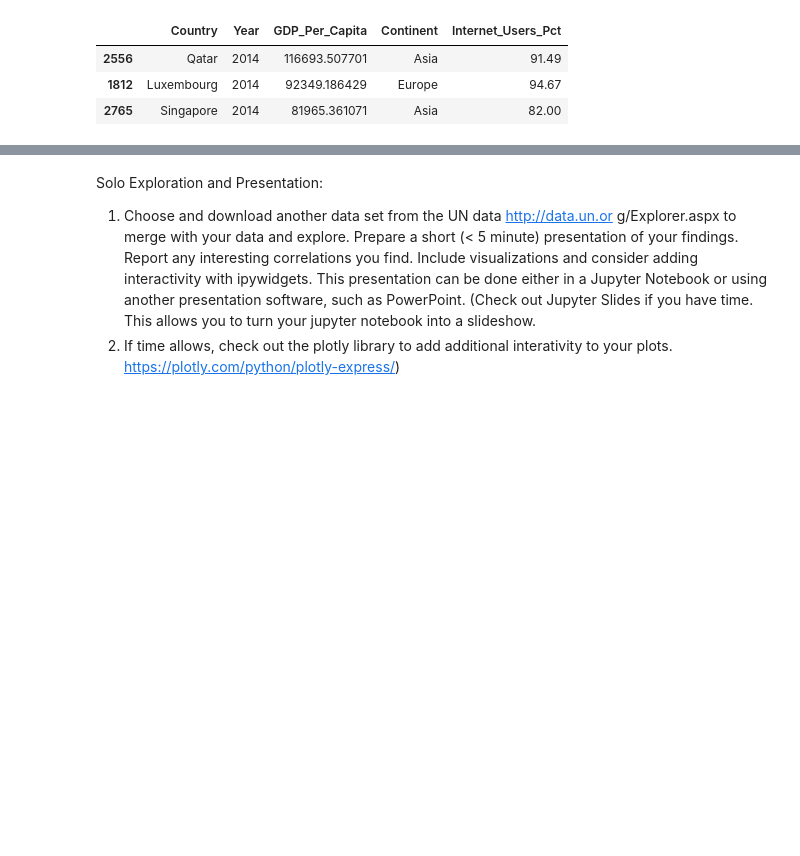
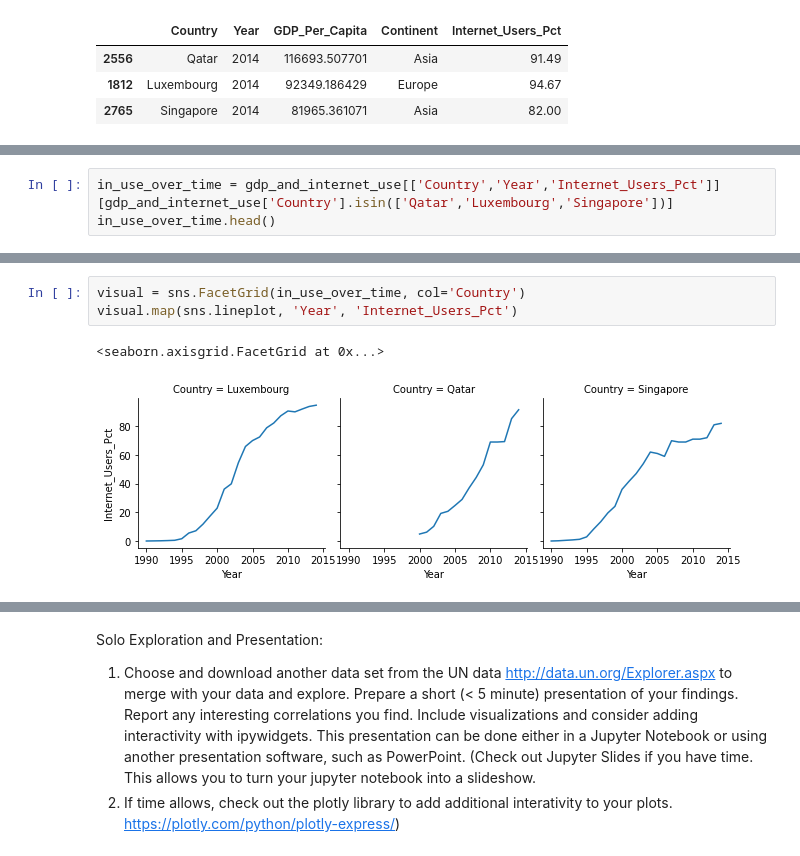
Before and after one commit to nss-data-science-cohort-4/dq1-undata-maggimckenzie, a Jupyter notebook: notebooks/UN_Data_Exploration.ipynb, the cells around one changed output, grey strips where cells are left out. Drawn from its saved outputs; the diff is of its cells as text; blank space fills up the shorter version.

```diff
--- a/notebooks/UN_Data_Exploration.ipynb
+++ b/notebooks/UN_Data_Exploration.ipynb
@@ -893,0 +880,3 @@ year 2014. What is the meaning of this number?
+# %%
+in_use_over_time = gdp_and_internet_use[['Country','Year','Internet_Users_Pct']][gdp_and_internet_use['Country'].isin(['Qatar','Luxembourg','Singapore'])]
+in_use_over_time.head()
@@ -893,0 +890,6 @@ year 2014. What is the meaning of this number?
+# %%
+visual = sns.FacetGrid(in_use_over_time, col='Country')
+visual.map(sns.lineplot, 'Year', 'Internet_Users_Pct')
+# %% [output]
+<seaborn.axisgrid.FacetGrid at 0x...>
+[figure, added]
```
Also changed, not shown: parts of 24 cells of this notebook.
